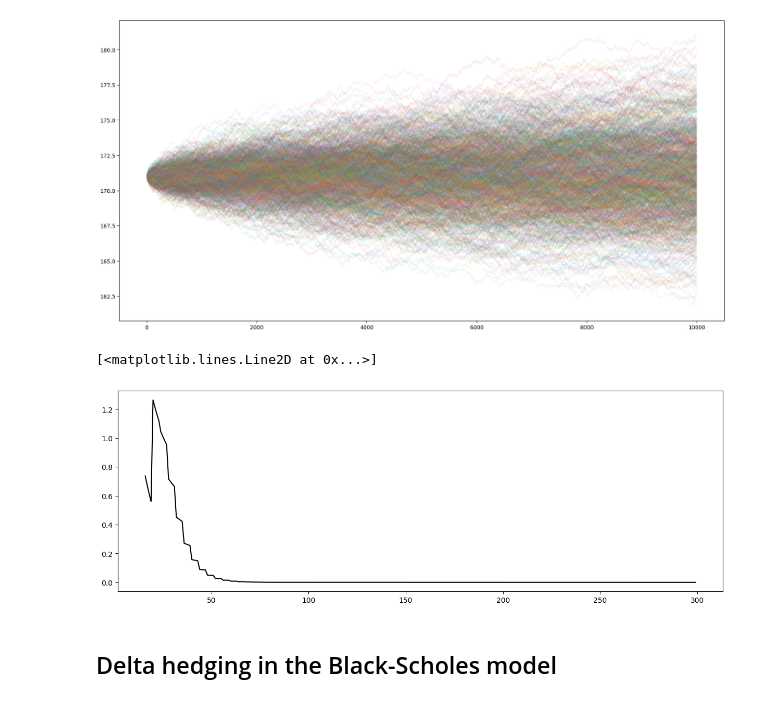
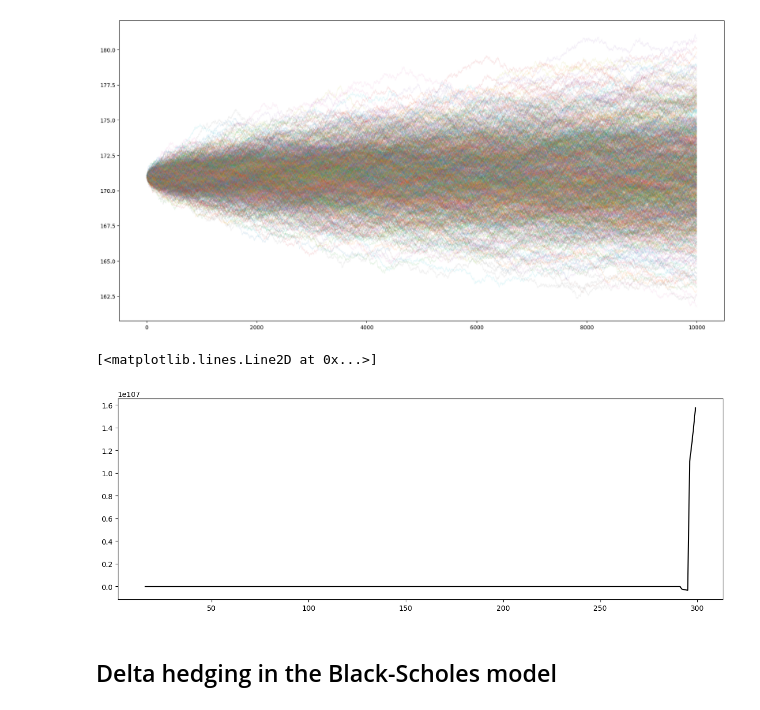
Before and after one commit to syrkis/finfun, a Jupyter notebook: notebook.ipynb, the cells around one changed output. Saved outputs shown, nothing was run; the diff lists cells and outputs as text; code cells hidden in the pictures.

```diff
--- a/notebook.ipynb
+++ b/notebook.ipynb
@@ -132,41 +132,40 @@ def binomial_tree(S, r, sigma, dt, K):
     U_ = U(dt, sigma)
     D_ = D(dt, sigma)
     R_ = R(dt, r)
-    p  = R_ - D_ / (U_ - D_)
+    p  = (R_ - D_) / (U_ - D_)
+    q  = ((R_ + 1) - D_) / (U_ - D_)
+    p  = q
 
     stock_tree  = np.zeros((n_ + 1, n_ + 1))
     intrin_tree = np.zeros((n_ + 1, n_ + 1))
     option_tree = np.zeros((n_ + 1, n_ + 1))
     for i in range(n_ + 1):
         for j in range(i + 1):
             stock_tree[i, j]  = S * (1 + U_) ** j * (1 + D_) ** (i - j)  # this makes sense
             intrin_tree[i, j] = max(stock_tree[i, j] - K, 0) if K > 0 else max(K - stock_tree[i, j], 0)
 
     for i in range(n_ - 1, -1, -1):
         for j in range(i):
             option_tree[i, j] = intrin_tree[i, j] if i == (n_ - 1) else 1 / (1 + R_) * (option_tree[i, j+1] * p + option_tree[i+1, j+1] * (1 - p))
 
-
-    # set 0s to nan
-    stock_tree[stock_tree == 0]   = np.nan
-    option_tree[option_tree == 0] = np.nan
-    # print(stock_tree)
+    stock_tree[stock_tree == 0]   = np.nan  # set 0s to nan
+    option_tree[option_tree == 0] = np.nan  # print(stock_tree)
     return top_left_value(option_tree)
 
 def top_left_value(M):  # return the top left value of a matrix that is non nan
     for i in range(M.shape[0]):
         for j in range(M.shape[1]):
             if not math.isnan(M[i, j]):
                 return M[i, j]
 
 
 # S: stock price, r: risk free rate, sigma: volatility, dt: time step, option_type: call or put
 options = [binomial_tree(100, 0.05, 0.3, 1 / i, 105) for i in range(2, 300)]
 fig = plt.figure(figsize = (15,5))
 plt.plot(np.arange(2,300,1), options[0:(300-2)], 'k', label = 'Binomial Call')
 # %% [output]
 [<matplotlib.lines.Line2D at 0x...>]
-[figure, old version]
+[figure, new version]
 # %% [markdown]
 ## Delta hedging in the Black-Scholes model
 # %%
```
